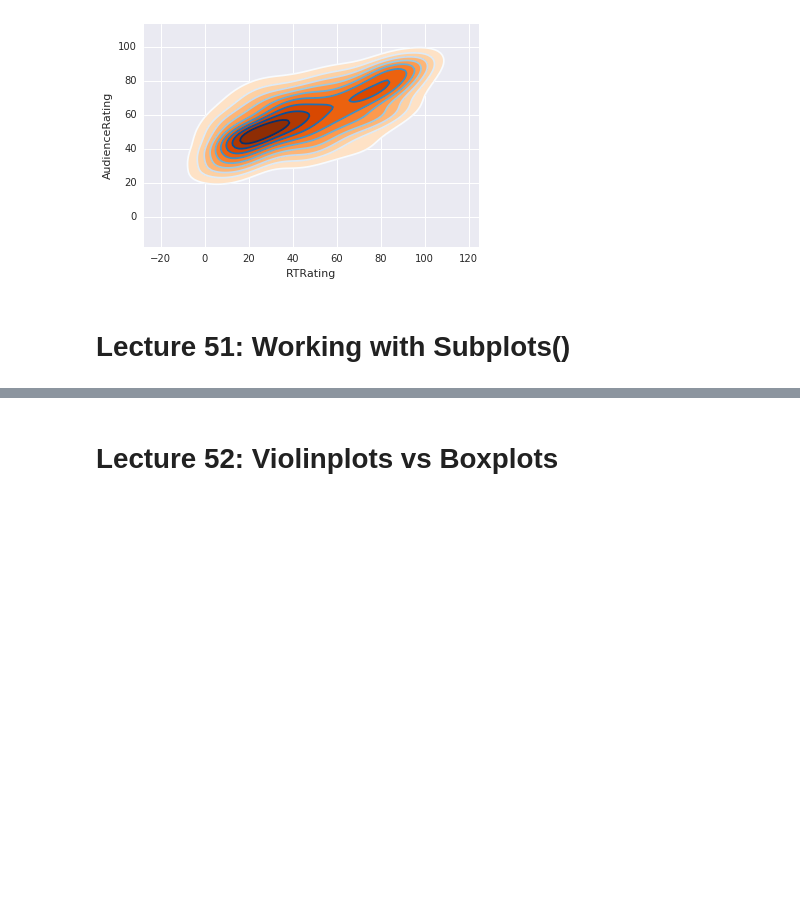
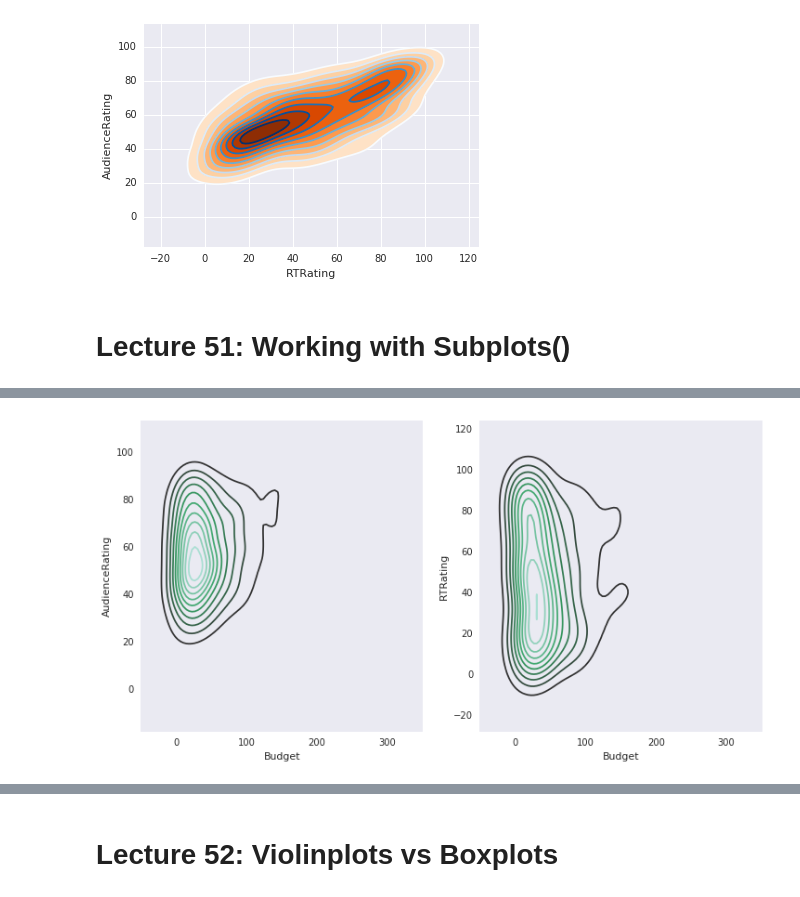
Before and after one commit to eloydrummerboy/Udemy, a Jupyter notebook: Python_A_to_Z/S6_Advanced_Visualization.ipynb, the cells around one changed output, grey strips where cells are left out. Cells and saved outputs as stored; diff of their text form; code cells hidden in the pictures; blank space fills up the shorter version.

```diff
--- a/Python_A_to_Z/S6_Advanced_Visualization.ipynb
+++ b/Python_A_to_Z/S6_Advanced_Visualization.ipynb
@@ -313,0 +330,7 @@ k12 = sns.kdeplot(movies.RTRating, movies.AudienceRating,cmap='Blues')
+# %%
+# This put them both in the same plot, how can we fix this?
+f, axes = plt.subplots(1,2, figsize= (12,6)) # 1 Row, 2 Columns
+k1 = sns.kdeplot(movies.Budget, movies.AudienceRating, ax=axes[0])
+k2 = sns.kdeplot(movies.Budget, movies.RTRating, ax=axes[1])
+# %% [output]
+[figure, added]
```
Also changed, not shown: parts of 24 cells of this notebook.
